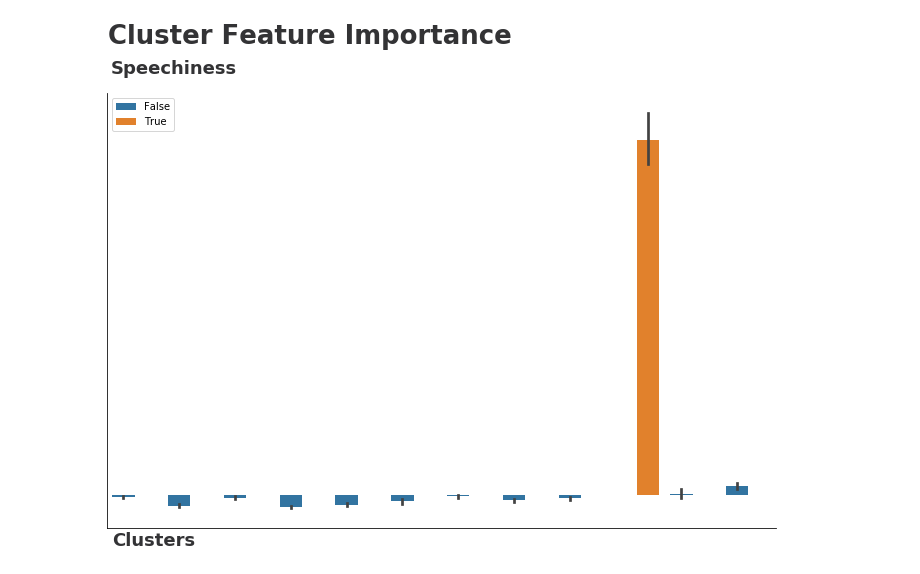
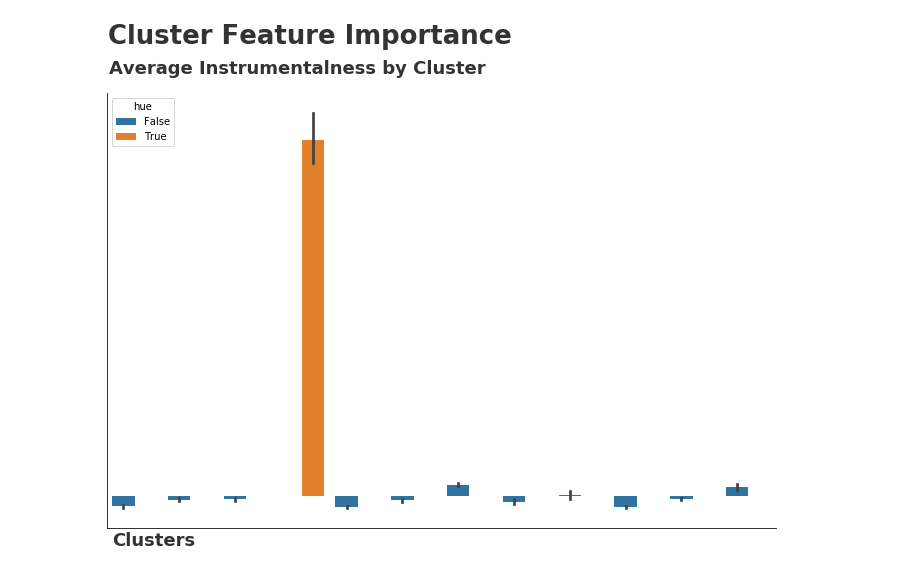
Before and after one commit to keith12345/Mood2Music, a Jupyter notebook: 04_Visualizations/4_01_Features_by_Cluster.ipynb, the cells around one changed output. Cells and saved outputs as stored; diff of their text form; code cells hidden in the pictures.

```diff
--- a/04_Visualizations/4_01_Features_by_Cluster.ipynb
+++ b/04_Visualizations/4_01_Features_by_Cluster.ipynb
@@ -16,6 +5,6 @@ df.head()
 # %%
-speech_df = pd.read_pickle('../Data/labeled_points_tfidf_sent_pca_12').iloc[:, -14:]
-speech_df['hue'] = speech_df.labels == 9
+speech_df = pd.read_pickle('../Data/labeled_points_tfidf_sent_rm_pca_full_features_12').iloc[:, -15:]
+speech_df['hue'] = speech_df.labels == 3
 speech_df = speech_df[['speechiness', 'labels', 'hue']]
 # %%
 speech_df.groupby('labels').mean()
@@ -42,18 +26,18 @@ ValueError: shape mismatch: objects cannot be broadcast to a single shape
 # %%
 plt.figure(figsize=(12, 8))
 sns.barplot(x='labels', y='speechiness', hue='hue', data=speech_df)
 plt.suptitle('Cluster Feature Importance', fontsize=26,
              weight='bold', color='#333335', x=0.36, y=1)
-plt.title('Speechiness', x=0.1, y=1.03, fontsize=18,
+plt.title('Average Instrumentalness by Cluster', x=0.284, y=1.03, fontsize=18,
           weight='bold', color='#333335')
 plt.xlabel('Clusters', fontsize=18, weight='bold',
            color='#333335', x=0.07, y=-0.15)
 plt.xticks([-1], '')
 plt.yticks([-1], '')
 plt.ylabel('')
 sns.despine()
 plt.show();
 # %% [output]
-[figure, old version]
+[figure, new version]
 # %%
 plt.figure(figsize=(12, 8))
```
Also changed, not shown: parts of 19 cells of this notebook, 2 other files.
